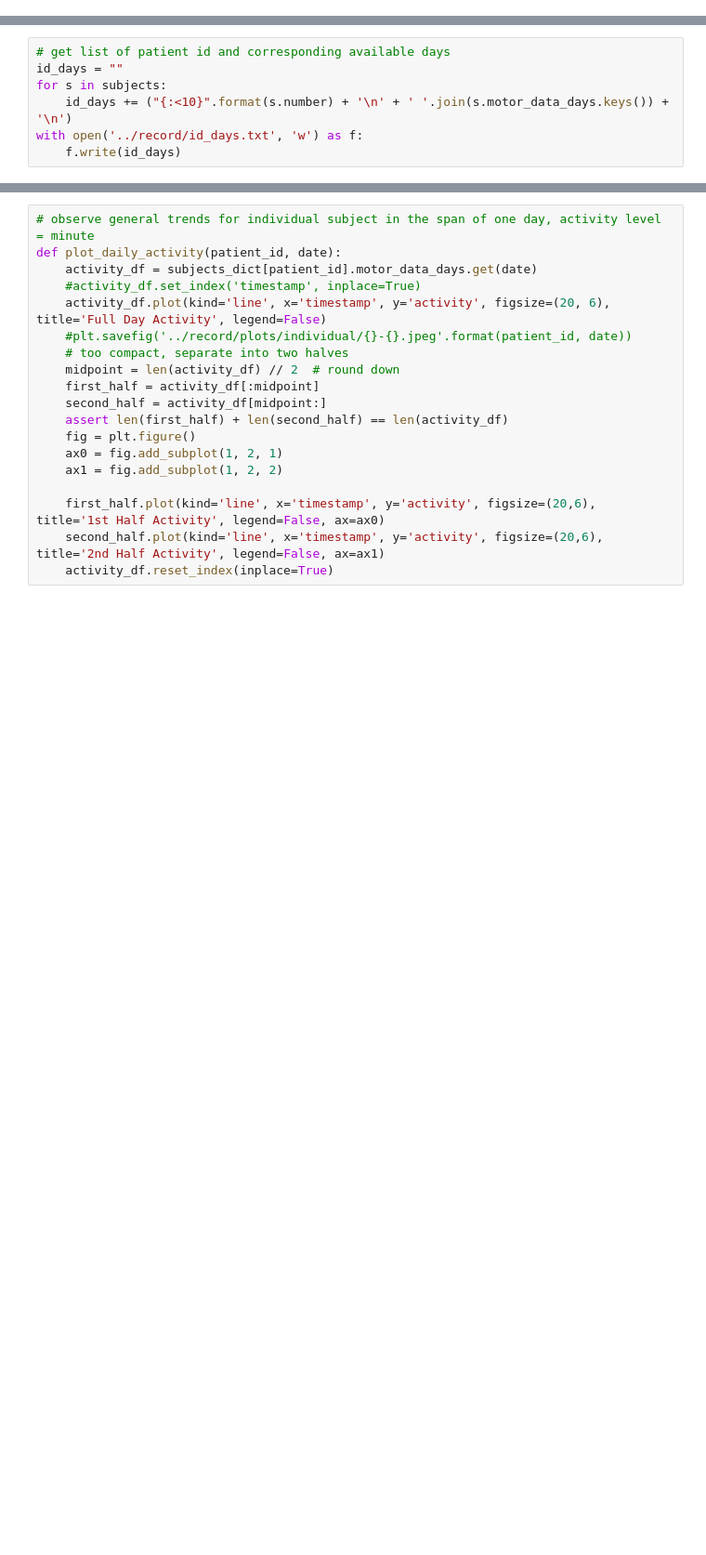
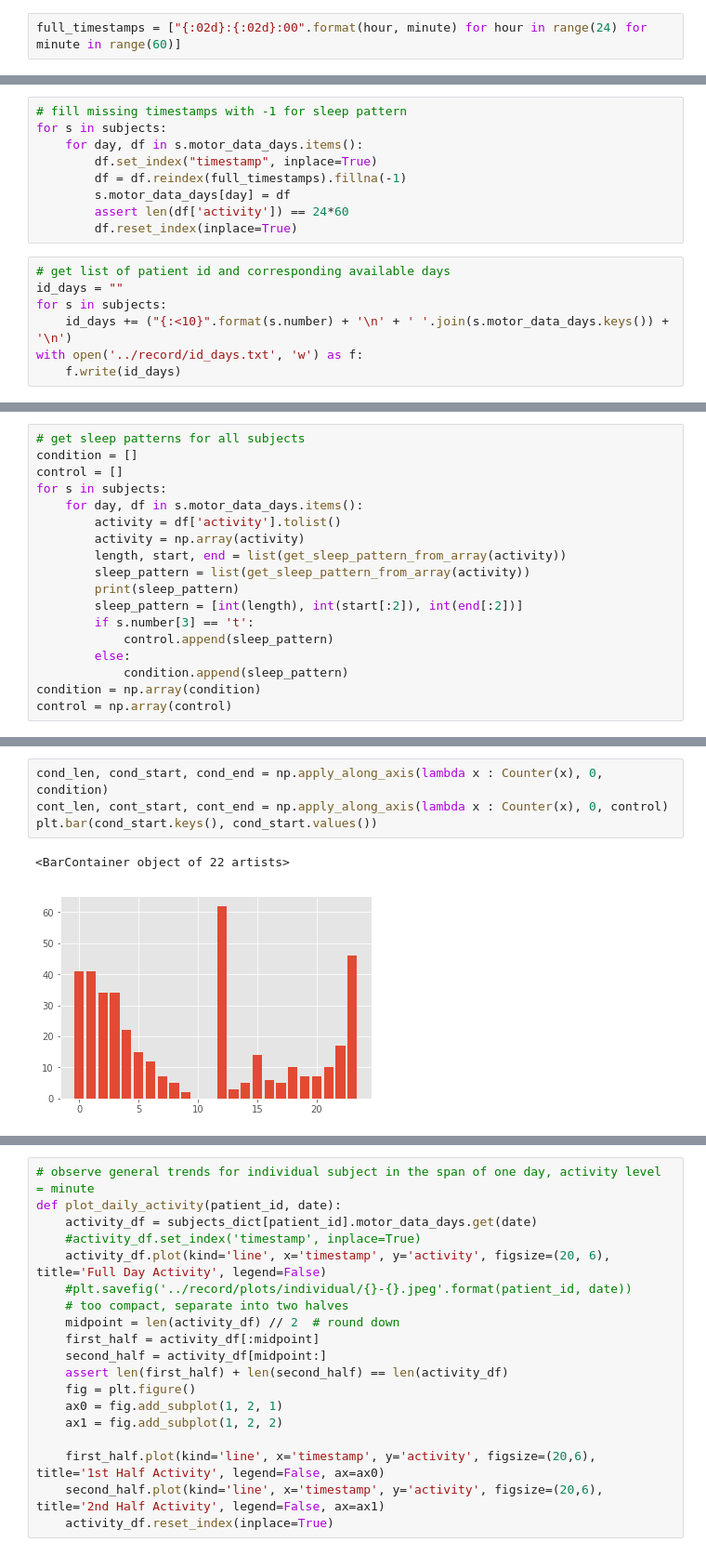
Before and after one commit to karenacorn99/depression-and-motor-activity, a Jupyter notebook: code/visualization.ipynb, the cells around one changed output, grey strips where cells are left out. Shown at 93% size. Cells and saved outputs as stored; diff of their text form; blank space fills up the shorter version.

```diff
--- a/code/visualization.ipynb
+++ b/code/visualization.ipynb
@@ -12,11 +13,22 @@ mpl.style.use(['ggplot'])
 # %% [output]
 Matplotlib version:  3.0.2
 ['seaborn-dark', 'seaborn-darkgrid', 'seaborn-ticks', 'fivethirtyeight', 'seaborn-whitegrid', 'classic', '_classic_test', 'fast', 'seaborn-talk', 'seaborn-dark-palette', 'seaborn-bright', 'seaborn-pas ...
+# %%
+full_timestamps = ["{:02d}:{:02d}:00".format(hour, minute) for hour in range(24) for minute in range(60)]
 # %%
 with open('../data/subject.pkl', 'rb') as input:
     subjects =  pickle.load(input)
 # convert subjects list to dict
 subjects_dict = {s.number : s for s in subjects}
+# %%
+# fill missing timestamps with -1 for sleep pattern
+for s in subjects:
+    for day, df in s.motor_data_days.items():
+        df.set_index("timestamp", inplace=True)
+        df = df.reindex(full_timestamps).fillna(-1)
+        s.motor_data_days[day] = df
+        assert len(df['activity']) == 24*60
+        df.reset_index(inplace=True)
 # %%
 # get list of patient id and corresponding available days
 id_days = ""
@@ -45,0 +100,18 @@ KeyError: 'acptivity'
+# %%
+# get sleep patterns for all subjects
+condition = []
+control = []
+for s in subjects:
+    for day, df in s.motor_data_days.items():
+        activity = df['activity'].tolist()
+        activity = np.array(activity)
+        length, start, end = list(get_sleep_pattern_from_array(activity))
+        sleep_pattern = list(get_sleep_pattern_from_array(activity))
+        print(sleep_pattern)
+        sleep_pattern = [int(length), int(start[:2]), int(end[:2])]
+        if s.number[3] == 't':
+            control.append(sleep_pattern)
+        else:
+            condition.append(sleep_pattern)
+condition = np.array(condition)
+control = np.array(control)
@@ -45,0 +136,7 @@ KeyError: 'acptivity'
+# %%
+cond_len, cond_start, cond_end = np.apply_along_axis(lambda x : Counter(x), 0, condition)
+cont_len, cont_start, cont_end = np.apply_along_axis(lambda x : Counter(x), 0, control)
+plt.bar(cond_start.keys(), cond_start.values())
+# %% [output]
+<BarContainer object of 22 artists>
+[figure, added]
```
Also changed, not shown: parts of 9 cells of this notebook, 1 other file.
